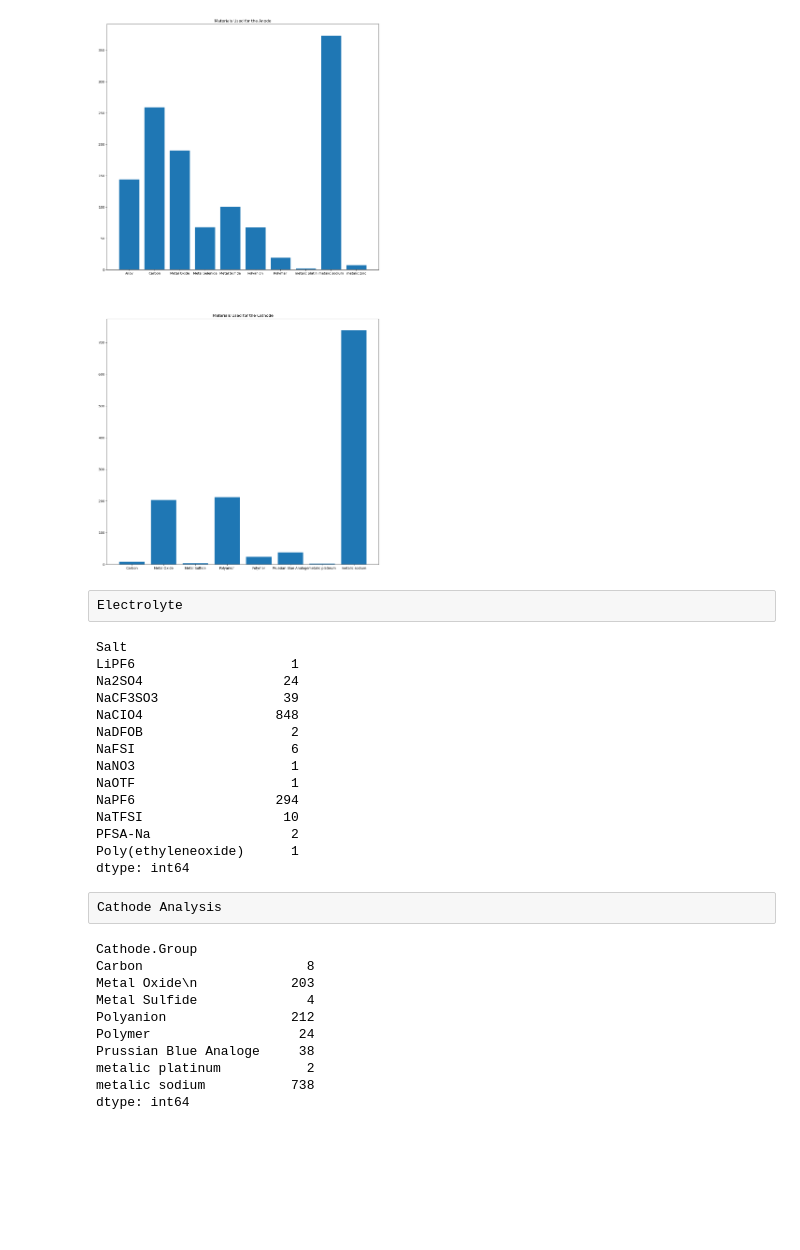
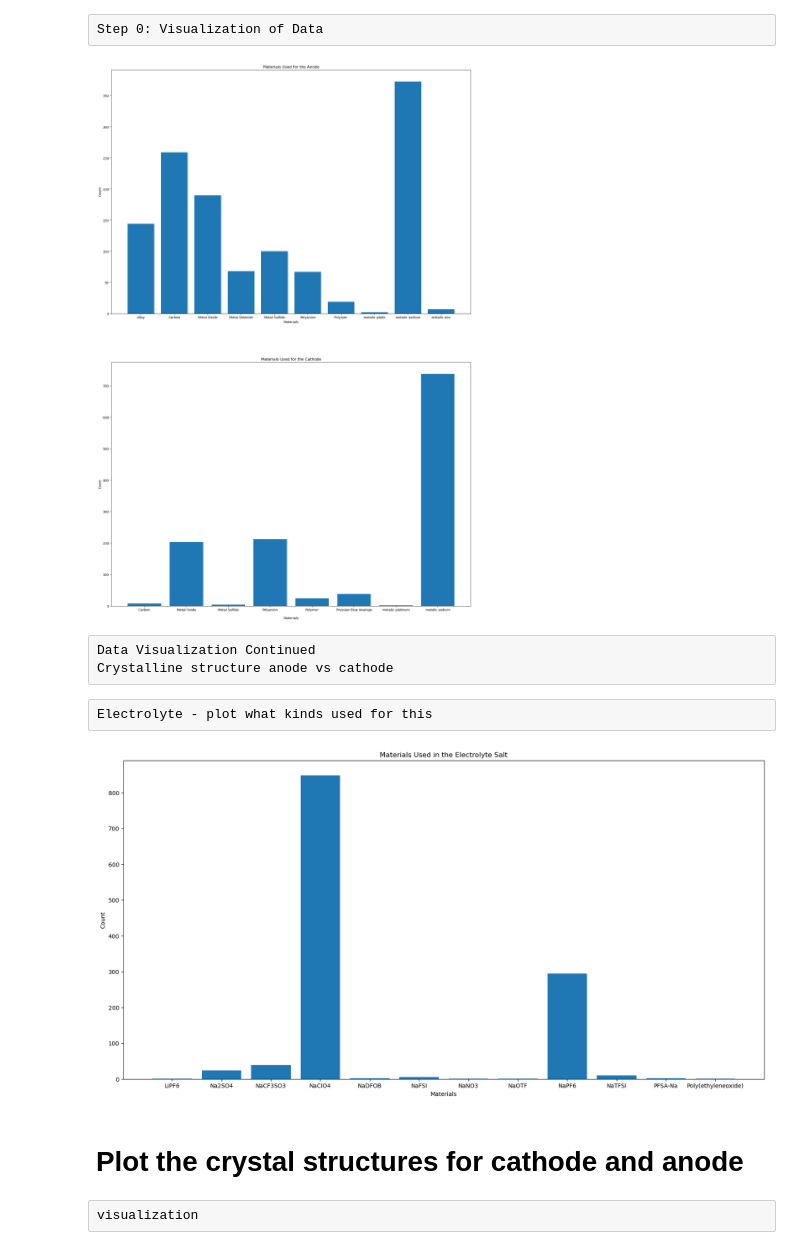
Before and after one commit to codechemE/MathComputation, a Jupyter notebook: final_project/final_project.ipynb, the cells around one changed output. Cells and saved outputs as stored; diff of their text form; code cells hidden in the pictures; blank space fills up the shorter version.

```diff
--- a/final_project/final_project.ipynb
+++ b/final_project/final_project.ipynb
@@ -4,73 +4,67 @@ import pandas as pd
 import matplotlib.pyplot as plt
 from scipy.stats import norm
 from scipy.optimize import curve_fit
+# %% [raw]
+Step 0: Visualization of Data
 # %%
 read_data = pd.read_excel("sodium_batteries.xlsx", skiprows=1)
 # %%
 anode_group = read_data["Anode.Group"]
 cathode_group = read_data["Cathode.Group"]
 cathode_group_count = read_data.groupby("Cathode.Group").size()
 anode_group_count = read_data.groupby("Anode.Group").size()
 
 counts_cathode = []
 counts_anode = []
 anode_group_labels = anode_group_count.index
 cathode_group_labels = cathode_group_count.index
 
 for individual_counts in anode_group_count:
     counts_anode.append(individual_counts)
 
 for individual_counts in cathode_group_count:
     counts_cathode.append(individual_counts)
 
 
-fig, (ax1, ax2) = plt.subplots(2, 1, figsize=(15, 30))
+fig, (ax1, ax2) = plt.subplots(2, 1, figsize=(20, 30))
 
 
 ax1.bar(anode_group_labels, counts_anode)
 ax1.set_title("Materials Used for the Anode")
+ax1.set_xlabel("Materials")
+ax1.set_ylabel("Count")
 
 
 ax2.bar(cathode_group_labels, counts_cathode)
 ax2.set_title("Materials Used for the Cathode")
+ax2.set_xlabel("Materials")
+ax2.set_ylabel("Count")
 plt.savefig("Anode and Ca.png")
 # %% [output]
-[figure, old version]
+[figure, new version]
+# %% [raw]
+Data Visualization Continued
+Crystalline structure anode vs cathode
 # %% [raw]
-Electrolyte
+Electrolyte - plot what kinds used for this
 # %%
 electrolyte_salt = read_data["Salt"]
+counts_electrolyte = []
 electrolyte_salt_count = read_data.groupby("Salt").size()
-print(electrolyte_salt_count)
+salt_group_labels = electrolyte_salt_count.index
+
+for individual_counts in electrolyte_salt_count:
+    counts_electrolyte.append(individual_counts)
+
+plt.figure(figsize=(20,10))
+plt.bar(salt_group_labels, counts_electrolyte)
+plt.title("Materials Used in the Electrolyte Salt")
+plt.xlabel("Materials")
+plt.ylabel("Count")
+plt.savefig("Electrolyte_Salt.png")
 # %% [output]
-Salt
-LiPF6                    1
-Na2SO4                  24
-NaCF3SO3                39
-NaCIO4                 848
-NaDFOB                   2
-NaFSI                    6
-NaNO3                    1
-NaOTF                    1
-NaPF6                  294
-NaTFSI                  10
-PFSA-Na                  2
-Poly(ethyleneoxide)      1
-dtype: int64
+[figure, added]
+# %% [markdown]
+# Plot the crystal structures for cathode and anode
 # %% [raw]
-Cathode Analysis
+visualization
-# %%
-cathode_group = read_data["Cathode.Group"]
-cathode_group_count = read_data.groupby("Cathode.Group").size()
-print(cathode_group_count)
-# %% [output]
-Cathode.Group
-Carbon                     8
-Metal Oxide\n            203
-Metal Sulfide              4
-Polyanion                212
-Polymer                   24
-Prussian Blue Analoge     38
-metalic platinum           2
-metalic sodium           738
-dtype: int64
```
Also changed, not shown: parts of 12 cells of this notebook, 14 other files.
